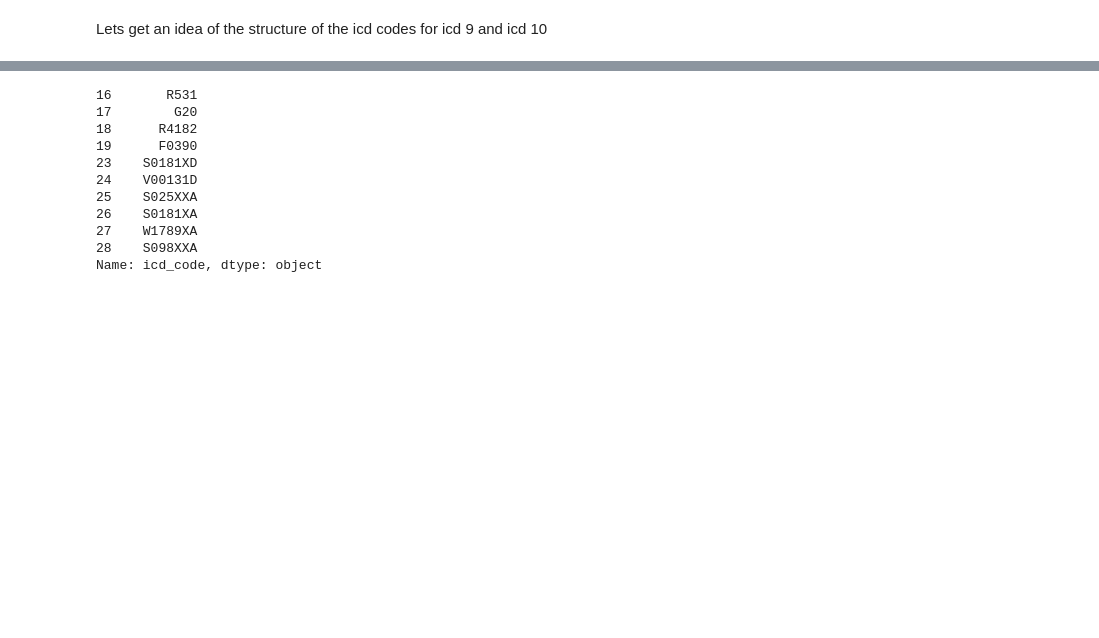
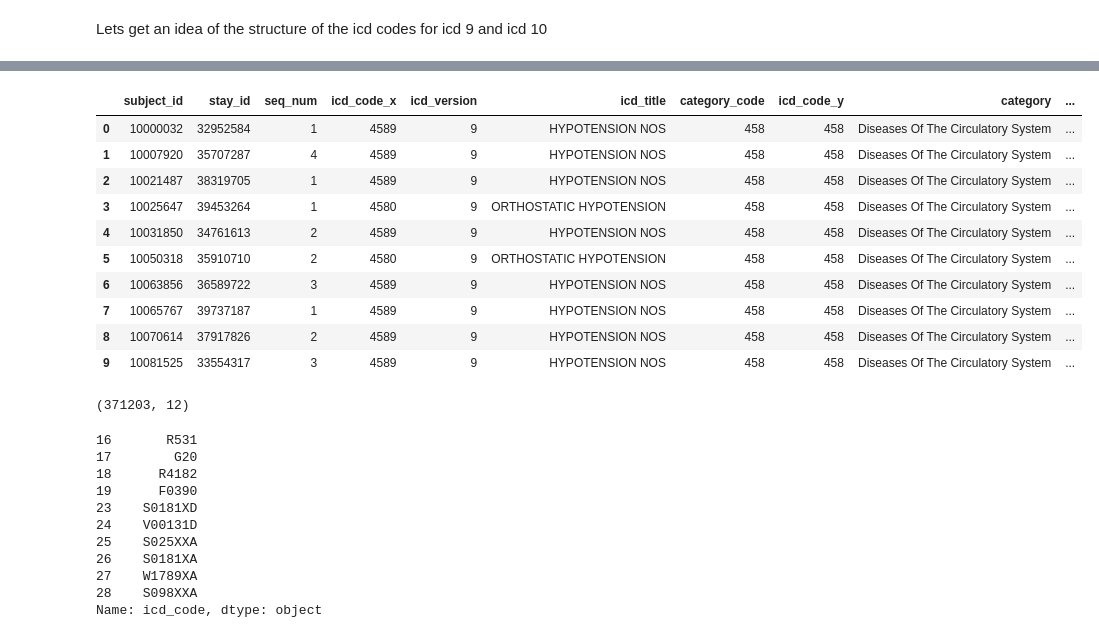
Before and after one commit to JewelsHovan/Milestone-I, a Jupyter notebook: src/EDA.ipynb, the cells around one changed output, grey strips where cells are left out. Saved outputs shown, nothing was run; the diff lists cells and outputs as text; code cells hidden in the pictures; blank space fills up the shorter version.

```diff
--- a/src/EDA.ipynb
+++ b/src/EDA.ipynb
@@ -1458,0 +1482,9 @@ Name: icd_code, dtype: object
+# %%
+from striprtf.striprtf import rtf_to_text
+
+with open('../Data/icd9.rtf', 'r') as file:
+    rtf_content = file.read()
+
+text = rtf_to_text(rtf_content)
+
+#print(text)
@@ -1458,0 +1565,5 @@ Name: icd_code, dtype: object
+# %%
+diagnosis_icd9['category_code'] = diagnosis_icd9['icd_code'].str[:3]
+# merge with diagnosis_icd9
+
+diagnosis_icd9.head(10)
@@ -1459,3 +1587,25 @@ Name: icd_code, dtype: object
+# %%
+# merge with diagnosis_icd9
+diagnosis_icd9 = diagnosis_icd9.merge(icd9_codes, left_on = 'category_code', right_on = 'icd_code', how = 'inner', indicator=True)
+
+diagnosis_icd9.head(10)
+# reading the documentation of icd-10 we can see that the first 3 digits represent the category
+# %% [output]
+|  | subject_id | stay_id | seq_num | icd_code_x | icd_version | icd_title | category_code | icd_code_y | category | ... |
+| 0 | 10000032 | 32952584 | 1 | 4589 | 9 | HYPOTENSION NOS | 458 | 458 | Diseases Of The Circulatory System | ... |
+| 1 | 10007920 | 35707287 | 4 | 4589 | 9 | HYPOTENSION NOS | 458 | 458 | Diseases Of The Circulatory System | ... |
+| 2 | 10021487 | 38319705 | 1 | 4589 | 9 | HYPOTENSION NOS | 458 | 458 | Diseases Of The Circulatory System | ... |
+| 3 | 10025647 | 39453264 | 1 | 4580 | 9 | ORTHOSTATIC HYPOTENSION | 458 | 458 | Diseases Of The Circulatory System | ... |
+| 4 | 10031850 | 34761613 | 2 | 4589 | 9 | HYPOTENSION NOS | 458 | 458 | Diseases Of The Circulatory System | ... |
+| 5 | 10050318 | 35910710 | 2 | 4580 | 9 | ORTHOSTATIC HYPOTENSION | 458 | 458 | Diseases Of The Circulatory System | ... |
+| 6 | 10063856 | 36589722 | 3 | 4589 | 9 | HYPOTENSION NOS | 458 | 458 | Diseases Of The Circulatory System | ... |
+| 7 | 10065767 | 39737187 | 1 | 4589 | 9 | HYPOTENSION NOS | 458 | 458 | Diseases Of The Circulatory System | ... |
+| 8 | 10070614 | 37917826 | 2 | 4589 | 9 | HYPOTENSION NOS | 458 | 458 | Diseases Of The Circulatory System | ... |
+| 9 | 10081525 | 33554317 | 3 | 4589 | 9 | HYPOTENSION NOS | 458 | 458 | Diseases Of The Circulatory System | ... |
+# %%
+diagnosis_icd9.shape
+# %% [output]
+(371203, 12)
 # %%
 diagnosis_icd10.icd_code.head(10)
 # %% [output]
```
Also changed, not shown: parts of 7 cells of this notebook, 15 other files.
